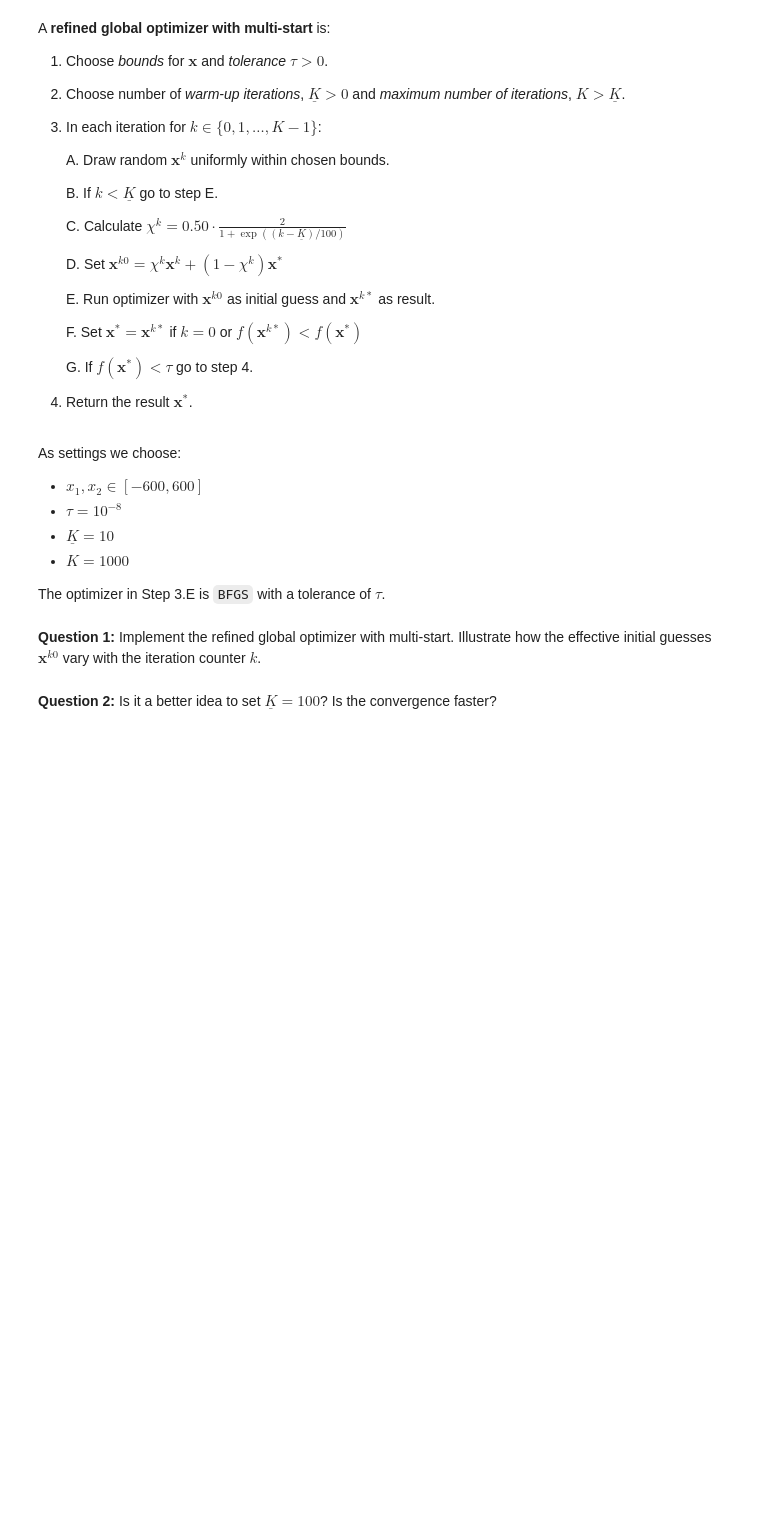
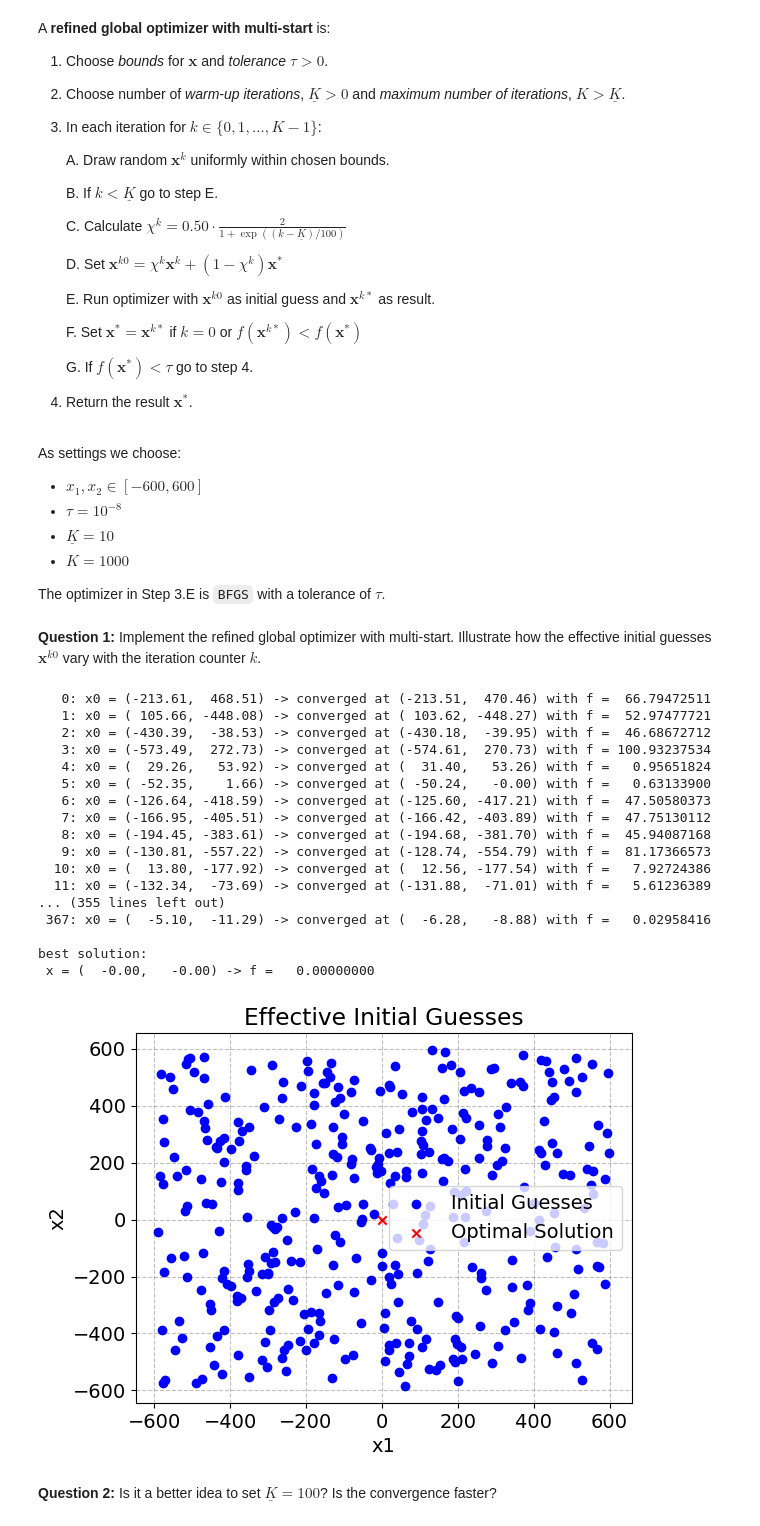
Before and after one commit to NumEconCopenhagen/projects-2023-agnete_louise_mathilde, a Jupyter notebook: exam/Exam-2023-notebook.ipynb, the cells around one changed output. Saved outputs shown, nothing was run; the diff lists cells and outputs as text; code cells hidden in the pictures; blank space fills up the shorter version.

```diff
--- a/exam/Exam-2023-notebook.ipynb
+++ b/exam/Exam-2023-notebook.ipynb
@@ -669,2 +701,33 @@ The optimizer in Step 3.E is `BFGS` with a tolerance of $\tau$.
+# %%
+# Importing the model and the solution from the py-file
+%run exam_Q3.py
+
+# Create an instance of Exercise3_1
+exercise = Exercise3_1()
+
+# Run the refined global optimizer
+exercise.refined_global_optimizer()
+
+# Plot the effective initial guesses
+exercise.plot_initial_guesses()
+# %% [output]
+   0: x0 = (-213.61,  468.51) -> converged at (-213.51,  470.46) with f =  66.79472511
+   1: x0 = ( 105.66, -448.08) -> converged at ( 103.62, -448.27) with f =  52.97477721
+   2: x0 = (-430.39,  -38.53) -> converged at (-430.18,  -39.95) with f =  46.68672712
+   3: x0 = (-573.49,  272.73) -> converged at (-574.61,  270.73) with f = 100.93237534
+   4: x0 = (  29.26,   53.92) -> converged at (  31.40,   53.26) with f =   0.95651824
+   5: x0 = ( -52.35,    1.66) -> converged at ( -50.24,   -0.00) with f =   0.63133900
+   6: x0 = (-126.64, -418.59) -> converged at (-125.60, -417.21) with f =  47.50580373
+   7: x0 = (-166.95, -405.51) -> converged at (-166.42, -403.89) with f =  47.75130112
+   8: x0 = (-194.45, -383.61) -> converged at (-194.68, -381.70) with f =  45.94087168
+   9: x0 = (-130.81, -557.22) -> converged at (-128.74, -554.79) with f =  81.17366573
+  10: x0 = (  13.80, -177.92) -> converged at (  12.56, -177.54) with f =   7.92724386
+  11: x0 = (-132.34,  -73.69) -> converged at (-131.88,  -71.01) with f =   5.61236389
+... (355 lines left out)
+ 367: x0 = (  -5.10,  -11.29) -> converged at (  -6.28,   -8.88) with f =   0.02958416
+
+best solution:
+ x = (  -0.00,   -0.00) -> f =   0.00000000
+[figure, added]
 # %% [markdown]
 **Question 2:** Is it a better idea to set $\underline{K} = 100$? Is the convergence faster?
```
Also changed, not shown: parts of 15 cells of this notebook, 4 other files.
